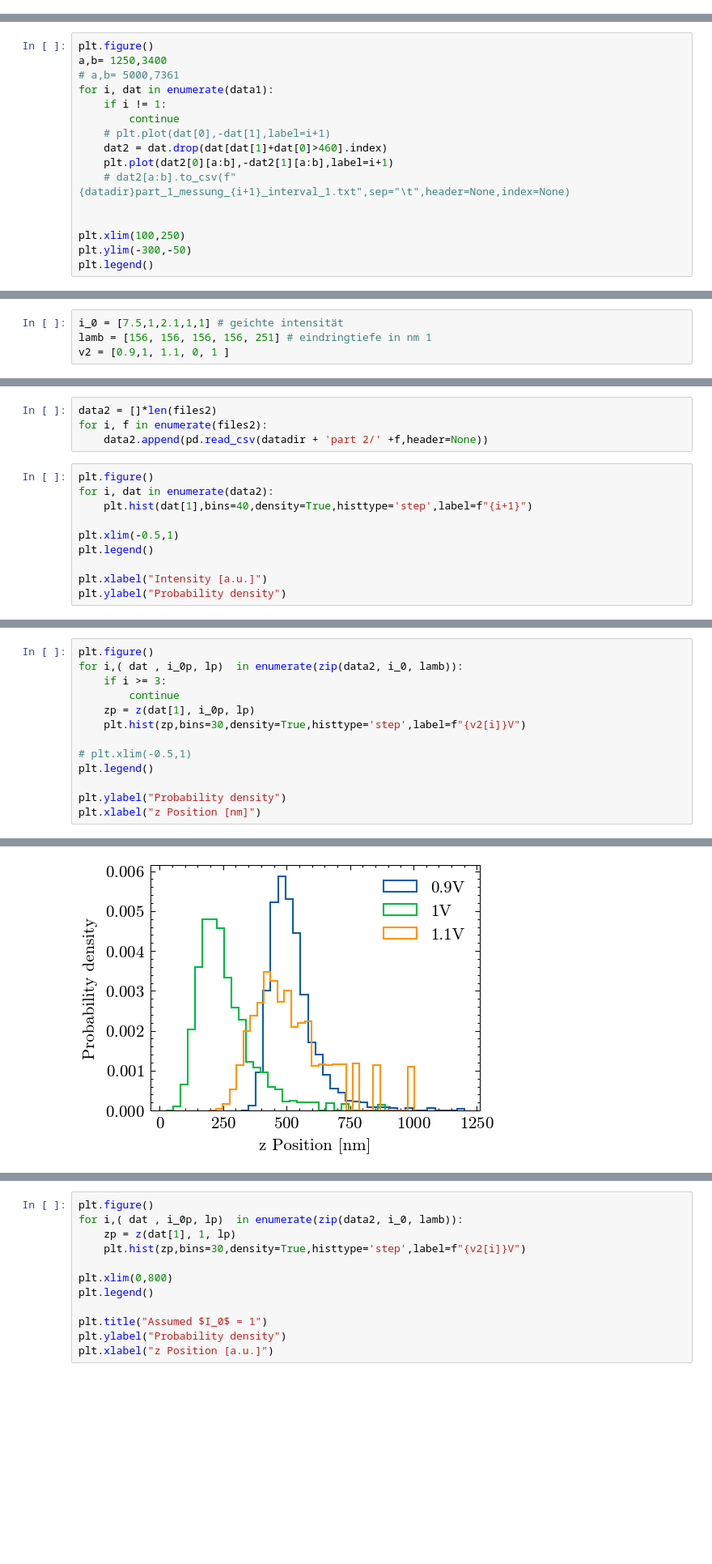
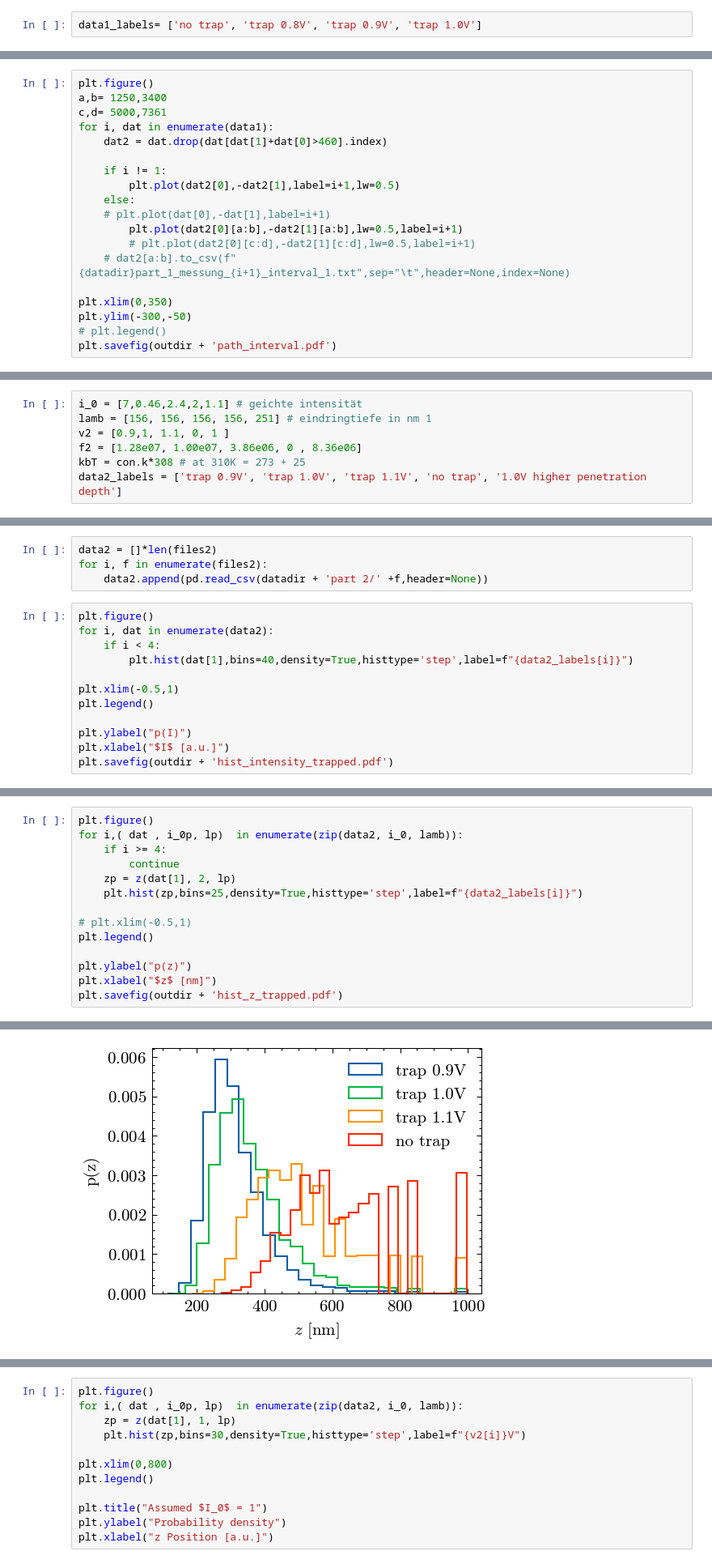
Before and after one commit to emhl/FP2, a Jupyter notebook: evaneszenz.ipynb, the cells around one changed output, grey strips where cells are left out. Shown: that part at 81% size. Saved outputs shown, nothing was run; the diff lists cells and outputs as text; blank space fills up the shorter version.

```diff
--- a/evaneszenz.ipynb
+++ b/evaneszenz.ipynb
@@ -43,3 +43,5 @@ files2 = ['messung_1_2023-11-08_11-34-24.dat', 'messung_2_2023-11-08_11-53-21.da
 data1 = []*len(files1)
 for i, f in enumerate(files1):
     data1.append(pd.read_csv(datadir + 'part 1/' + f,sep="\t",header=None))
+# %%
+data1_labels= ['no trap', 'trap 0.8V', 'trap 0.9V', 'trap 1.0V']
@@ -58,17 +89,20 @@ plt.legend()
 # %%
 plt.figure()
 a,b= 1250,3400
-# a,b= 5000,7361
+c,d= 5000,7361
 for i, dat in enumerate(data1):
+    dat2 = dat.drop(dat[dat[1]+dat[0]>460].index)
+
     if i != 1:
-        continue
+        plt.plot(dat2[0],-dat2[1],label=i+1,lw=0.5)
+    else:
     # plt.plot(dat[0],-dat[1],label=i+1)
-    dat2 = dat.drop(dat[dat[1]+dat[0]>460].index)
-    plt.plot(dat2[0][a:b],-dat2[1][a:b],label=i+1)
+        plt.plot(dat2[0][a:b],-dat2[1][a:b],lw=0.5,label=i+1)
+        # plt.plot(dat2[0][c:d],-dat2[1][c:d],lw=0.5,label=i+1)
     # dat2[a:b].to_csv(f"{datadir}part_1_messung_{i+1}_interval_1.txt",sep="\t",header=None,index=None)
 
-
-plt.xlim(100,250)
+plt.xlim(0,350)
 plt.ylim(-300,-50)
-plt.legend()
+# plt.legend()
+plt.savefig(outdir + 'path_interval.pdf')
 # %% [output]
@@ -81,9 +114,12 @@ len(data1[1])
 # %% [markdown]
 ## Z Movement
 # %%
-i_0 = [7.5,1,2.1,1,1] # geichte intensität
+i_0 = [7,0.46,2.4,2,1.1] # geichte intensität
 lamb = [156, 156, 156, 156, 251] # eindringtiefe in nm 1
 v2 = [0.9,1, 1.1, 0, 1 ]
+f2 = [1.28e07, 1.00e07, 3.86e06, 0 , 8.36e06]
+kbT = con.k*308 # at 310K = 273 + 25
+data2_labels = ['trap 0.9V', 'trap 1.0V', 'trap 1.1V', 'no trap', '1.0V higher penetration depth']
 # %%
 def i(z, i_0, lamb):
     return i_0*np.exp(-z/lamb)
@@ -97,11 +133,13 @@ for i, f in enumerate(files2):
 # %%
 plt.figure()
 for i, dat in enumerate(data2):
-    plt.hist(dat[1],bins=40,density=True,histtype='step',label=f"{i+1}")
+    if i < 4:
+        plt.hist(dat[1],bins=40,density=True,histtype='step',label=f"{data2_labels[i]}")
 
 plt.xlim(-0.5,1)
 plt.legend()
 
-plt.xlabel("Intensity [a.u.]")
-plt.ylabel("Probability density")
+plt.ylabel("p(I)")
+plt.xlabel("$I$ [a.u.]")
+plt.savefig(outdir + 'hist_intensity_trapped.pdf')
 # %% [output]
@@ -110,14 +161,15 @@ Text(0, 0.5, 'Probability density')
 # %%
 plt.figure()
 for i,( dat , i_0p, lp)  in enumerate(zip(data2, i_0, lamb)):
-    if i >= 3:
+    if i >= 4:
         continue
-    zp = z(dat[1], i_0p, lp)
-    plt.hist(zp,bins=30,density=True,histtype='step',label=f"{v2[i]}V")
+    zp = z(dat[1], 2, lp)
+    plt.hist(zp,bins=25,density=True,histtype='step',label=f"{data2_labels[i]}")
 
 # plt.xlim(-0.5,1)
 plt.legend()
 
-plt.ylabel("Probability density")
-plt.xlabel("z Position [nm]")
+plt.ylabel("p(z)")
+plt.xlabel("$z$ [nm]")
+plt.savefig(outdir + 'hist_z_trapped.pdf')
 # %% [output]
@@ -125 +176 @@ Text(0.5, 0, 'z Position [nm]')
-[figure, old version]
+[figure, new version]
```
Also changed, not shown: parts of 15 cells of this notebook.
